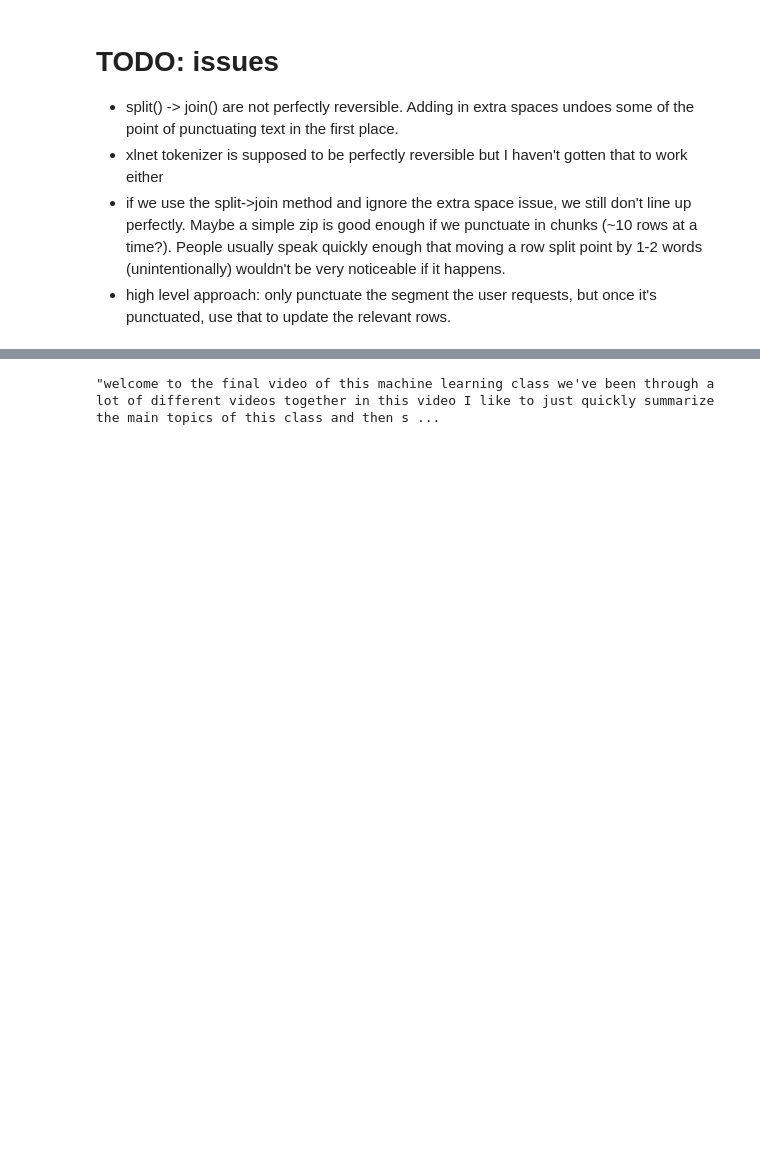
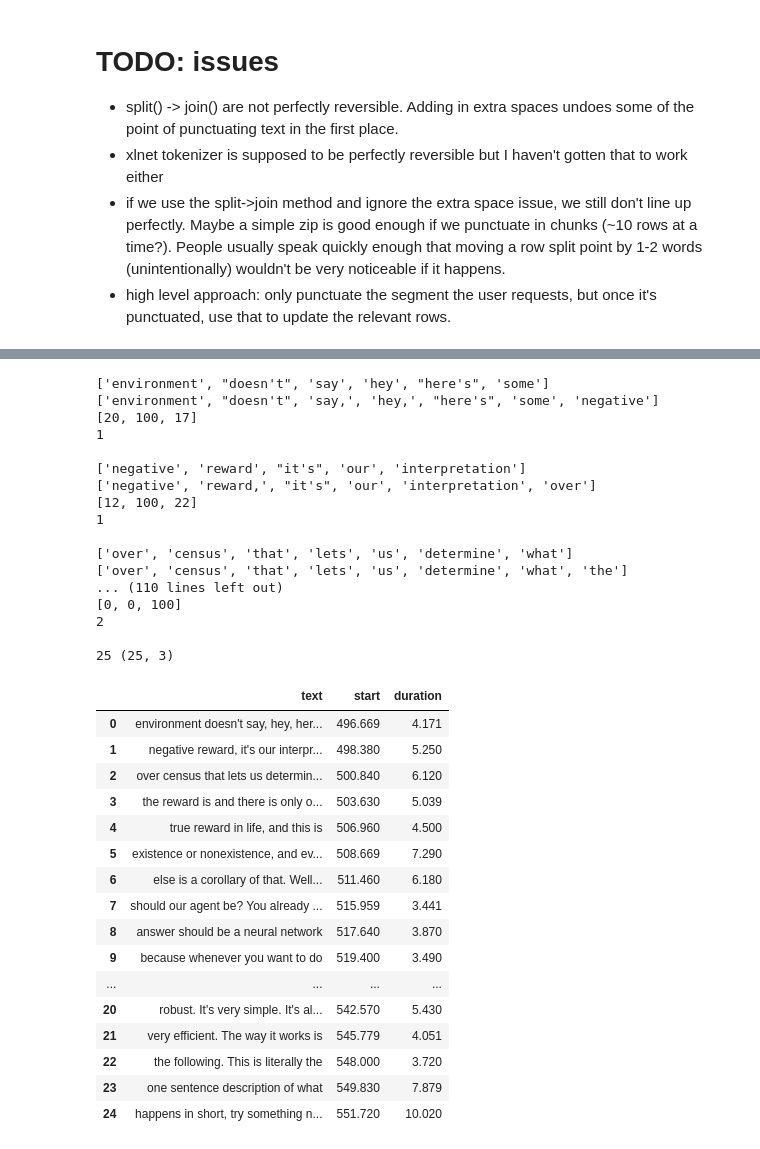
Before and after one commit to hdmamin/jabberwocky, a Jupyter notebook: notebooks/nb02-youtube-api-playground.ipynb, the cells around one changed output, grey strips where cells are left out. Drawn from its saved outputs; the diff is of its cells as text; code cells hidden in the pictures; blank space fills up the shorter version.

Commit message:
realign func prog: fuzzy

```diff
--- a/notebooks/nb02-youtube-api-playground.ipynb
+++ b/notebooks/nb02-youtube-api-playground.ipynb
@@ -994,0 +979,4 @@ tok = XLNetTokenizerFast.from_pretrained('xlnet-base-cased')
+# %%
+lex_df_chunk = lex_trans.generated.iloc[180:205]
+lex_chunk = ' '.join(lex_df_chunk.text.tolist())
+lex_chunk
@@ -994,0 +985,2 @@ tok = XLNetTokenizerFast.from_pretrained('xlnet-base-cased')
+# %%
+lex_kwargs = load_prompt('punctuate', lex_chunk)
@@ -994,0 +990,2 @@ tok = XLNetTokenizerFast.from_pretrained('xlnet-base-cased')
+# %%
+lex_prompt, lex_res = query_gpt3(**lex_kwargs, max_tokens=300)
@@ -1001,14 +1029,28 @@ tok = XLNetTokenizerFast.from_pretrained('xlnet-base-cased')
 # %%
 def realign_punctuated_text(df, text):
 #     max_len = df.text.str.split().str.len().max()
-    words = text.split()
+    # Built-in str.split doesn't retain spaces/newlines in a reversible way.
+    words = re.split(' ', text)
     rows = []
     start_i = 0
     for i, chunk in df.iterrows():
-        chunk_words = chunk.text.split()
+        chunk_words = re.split(' ', chunk.text)
         length = len(chunk_words)
-        rows.append(' '.join(words[start_i:start_i+length]))
-        start_i += length
-    print(rows)
+        punct_words = words[start_i:start_i+length+1]
+#         scores = process.extract(chunk_words[-1], candidate[-3:])
+    # Don't use process.extract because it doesn't maintain order and we might have the same word appear multiple times.
+    # Actually, maybe should use bigrams for that reason.
+        scores = [fuzz.ratio(chunk_words[-1], word)
+                  for word in punct_words[-3:]]
+        print(chunk_words)
+        print(punct_words)
+        print(scores)
+        print(np.argmax(scores))
+        print()
+        punct_len = length-1+np.argmax(scores)
+        rows.append(' '.join(words[start_i:start_i+punct_len]))
+        start_i += punct_len
+    print(len(rows), df.shape)
     new_df = pd.DataFrame(rows, columns=['text'])
-    return pd.concat((new_df, df[['start', 'duration']].copy()), axis=1)
+    return pd.concat((new_df, df.reset_index()[['start', 'duration']].copy()),
+                     axis=1)
@@ -1123,4 +1057,37 @@ realign_punctuated_text(ng_trans.generated.head(25), ng_res)
-# %%
-chunk
-# %% [output]
-"welcome to the final video of this machine learning class we've been through a lot of different videos together in this video I like to just quickly summarize the main topics of this class and then s ...
+# %%
+realign_punctuated_text(lex_df_chunk, lex_res)
+# %% [output]
+['environment', "doesn't", 'say', 'hey', "here's", 'some']
+['environment', "doesn't", 'say,', 'hey,', "here's", 'some', 'negative']
+[20, 100, 17]
+1
+
+['negative', 'reward', "it's", 'our', 'interpretation']
+['negative', 'reward,', "it's", 'our', 'interpretation', 'over']
+[12, 100, 22]
+1
+
+['over', 'census', 'that', 'lets', 'us', 'determine', 'what']
+['over', 'census', 'that', 'lets', 'us', 'determine', 'what', 'the']
+... (110 lines left out)
+[0, 0, 100]
+2
+
+25 (25, 3)
+|  | text | start | duration |
+| 0 | environment doesn't say, hey, her... | 496.669 | 4.171 |
+| 1 | negative reward, it's our interpr... | 498.380 | 5.250 |
+| 2 | over census that lets us determin... | 500.840 | 6.120 |
+| 3 | the reward is and there is only o... | 503.630 | 5.039 |
+| 4 | true reward in life, and this is | 506.960 | 4.500 |
+| 5 | existence or nonexistence, and ev... | 508.669 | 7.290 |
+| 6 | else is a corollary of that. Well... | 511.460 | 6.180 |
+| 7 | should our agent be? You already ... | 515.959 | 3.441 |
+| 8 | answer should be a neural network | 517.640 | 3.870 |
+| 9 | because whenever you want to do | 519.400 | 3.490 |
+| ... | ... | ... | ... |
+| 20 | robust. It's very simple. It's al... | 542.570 | 5.430 |
+| 21 | very efficient. The way it works is | 545.779 | 4.051 |
+| 22 | the following. This is literally the | 548.000 | 3.720 |
+| 23 | one sentence description of what | 549.830 | 7.879 |
+| 24 | happens in short, try something n... | 551.720 | 10.020 |
```
Also changed, not shown: parts of 31 cells of this notebook, 4 other files.
